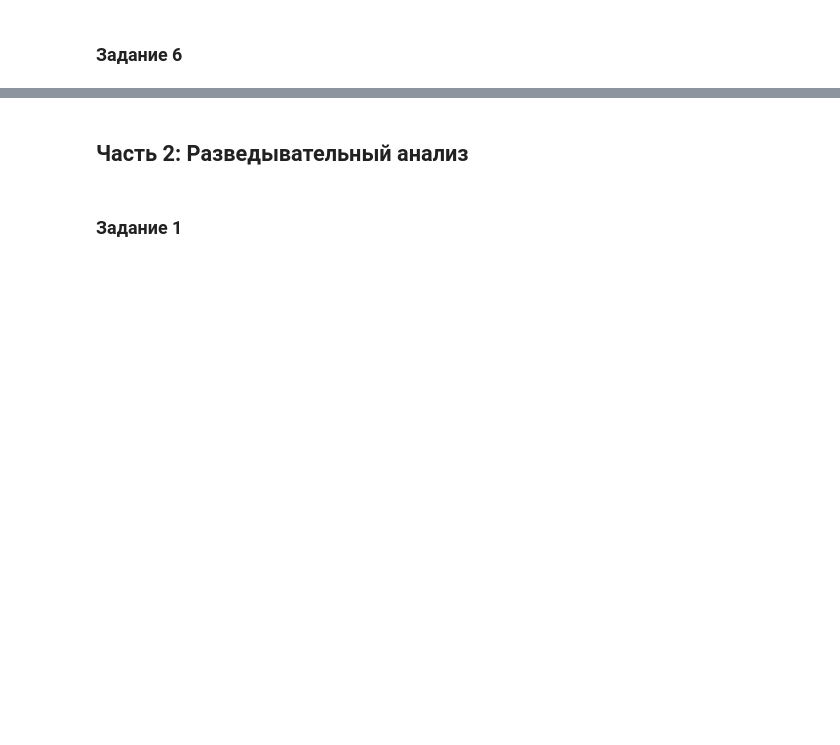
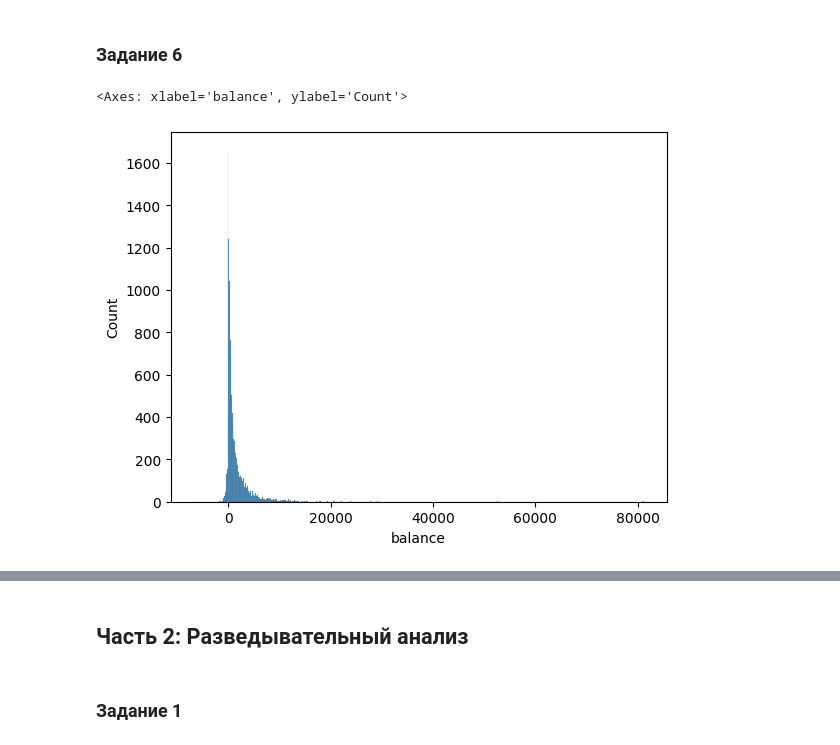
Before and after one commit to eartzhi/lessons, a Jupyter notebook: project_4/Project_4_ML.ipynb, the cells around one changed output, grey strips where cells are left out. Drawn from its saved outputs; the diff is of its cells as text; code cells hidden in the pictures; blank space fills up the shorter version.

```diff
--- a/project_4/Project_4_ML.ipynb
+++ b/project_4/Project_4_ML.ipynb
@@ -91,4 +138,7 @@ round(df[(df['job'] == df['job'].mode()[0]) & (df['education'] == df['education'
 # %%
 # удалите все выбросы для признака balance
 # ваш код
-ukf
+sns.histplot(df['balance'])
+# %% [output]
+<Axes: xlabel='balance', ylabel='Count'>
+[figure, added]
```
Also changed, not shown: parts of 20 cells of this notebook.
